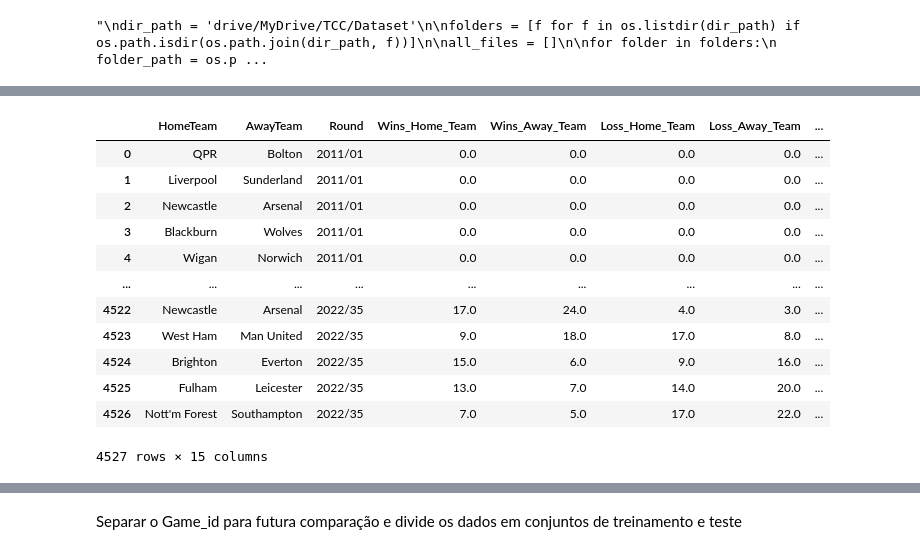
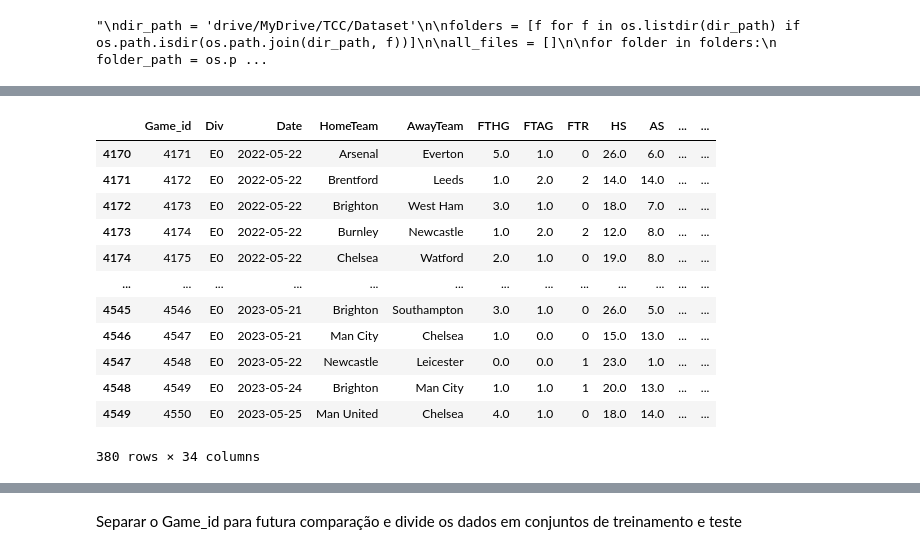
Before and after one commit to EdsonMenin/tcc, a Jupyter notebook: TCC.ipynb, the cells around one changed output, grey strips where cells are left out. Cells and saved outputs as stored; diff of their text form; code cells hidden in the pictures.

```diff
--- a/TCC.ipynb
+++ b/TCC.ipynb
@@ -270,20 +302,26 @@ data.loc[:, 'avg_conceded_away_team'] = data['avg_conceded_away_team'].fillna(0)
 # %%
 df_subset = data[['HomeTeam', 'AwayTeam', 'Round', 'Wins_Home_Team', 'Wins_Away_Team',
                   'Loss_Home_Team', 'Loss_Away_Team', 'Draw_Home_Team', 'Draw_Away_Team',
                   'Goals_Home_Team', 'Goals_Away_Team', 'Shots_Home_Team', 'Shots_Away_Team',
                   'Conceded_Goals_Home_Team', 'Conceded_Goals_Away_Team']]
-df_subset.tail(10000)
+
+# Extraindo as últimas 10 linhas para futura analise
+ultimas_10_linhas = data.tail(10)
+
+data = data[:-10]
+
+data.tail(380)
 # %% [output]
-|  | HomeTeam | AwayTeam | Round | Wins_Home_Team | Wins_Away_Team | Loss_Home_Team | Loss_Away_Team | ... |
-| 0 | QPR | Bolton | 2011/01 | 0.0 | 0.0 | 0.0 | 0.0 | ... |
-| 1 | Liverpool | Sunderland | 2011/01 | 0.0 | 0.0 | 0.0 | 0.0 | ... |
-| 2 | Newcastle | Arsenal | 2011/01 | 0.0 | 0.0 | 0.0 | 0.0 | ... |
-| 3 | Blackburn | Wolves | 2011/01 | 0.0 | 0.0 | 0.0 | 0.0 | ... |
-| 4 | Wigan | Norwich | 2011/01 | 0.0 | 0.0 | 0.0 | 0.0 | ... |
-| ... | ... | ... | ... | ... | ... | ... | ... | ... |
-| 4522 | Newcastle | Arsenal | 2022/35 | 17.0 | 24.0 | 4.0 | 3.0 | ... |
-| 4523 | West Ham | Man United | 2022/35 | 9.0 | 18.0 | 17.0 | 8.0 | ... |
-| 4524 | Brighton | Everton | 2022/35 | 15.0 | 6.0 | 9.0 | 16.0 | ... |
-| 4525 | Fulham | Leicester | 2022/35 | 13.0 | 7.0 | 14.0 | 20.0 | ... |
-| 4526 | Nott'm Forest | Southampton | 2022/35 | 7.0 | 5.0 | 17.0 | 22.0 | ... |
+|  | Game_id | Div | Date | HomeTeam | AwayTeam | FTHG | FTAG | FTR | HS | AS | ... | ... |
+| 4170 | 4171 | E0 | 2022-05-22 | Arsenal | Everton | 5.0 | 1.0 | 0 | 26.0 | 6.0 | ... | ... |
+| 4171 | 4172 | E0 | 2022-05-22 | Brentford | Leeds | 1.0 | 2.0 | 2 | 14.0 | 14.0 | ... | ... |
+| 4172 | 4173 | E0 | 2022-05-22 | Brighton | West Ham | 3.0 | 1.0 | 0 | 18.0 | 7.0 | ... | ... |
+| 4173 | 4174 | E0 | 2022-05-22 | Burnley | Newcastle | 1.0 | 2.0 | 2 | 12.0 | 8.0 | ... | ... |
+| 4174 | 4175 | E0 | 2022-05-22 | Chelsea | Watford | 2.0 | 1.0 | 0 | 19.0 | 8.0 | ... | ... |
+| ... | ... | ... | ... | ... | ... | ... | ... | ... | ... | ... | ... | ... |
+| 4545 | 4546 | E0 | 2023-05-21 | Brighton | Southampton | 3.0 | 1.0 | 0 | 26.0 | 5.0 | ... | ... |
+| 4546 | 4547 | E0 | 2023-05-21 | Man City | Chelsea | 1.0 | 0.0 | 0 | 15.0 | 13.0 | ... | ... |
+| 4547 | 4548 | E0 | 2023-05-22 | Newcastle | Leicester | 0.0 | 0.0 | 1 | 23.0 | 1.0 | ... | ... |
+| 4548 | 4549 | E0 | 2023-05-24 | Brighton | Man City | 1.0 | 1.0 | 1 | 20.0 | 13.0 | ... | ... |
+| 4549 | 4550 | E0 | 2023-05-25 | Man United | Chelsea | 4.0 | 1.0 | 0 | 18.0 | 14.0 | ... | ... |
-4527 rows × 15 columns
+380 rows × 34 columns
```
Also changed, not shown: parts of 20 cells of this notebook.
